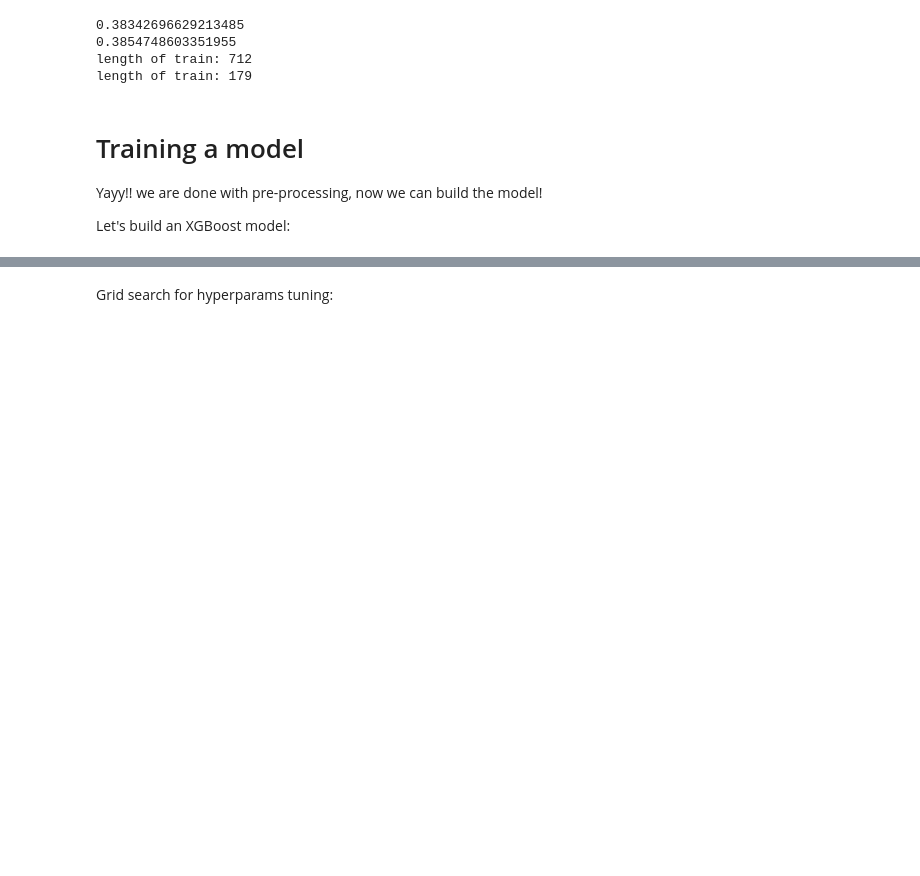
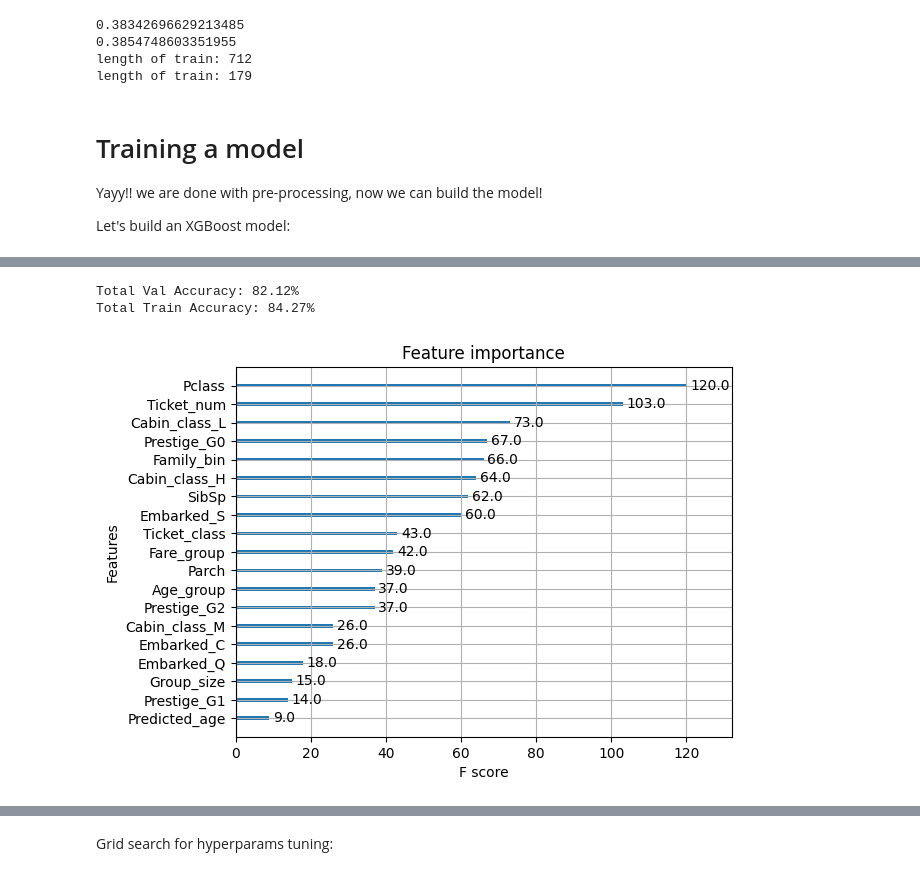
Before and after one commit to michalbh/titanic, a Jupyter notebook: titanic-trees-ensemble.ipynb, the cells around one changed output, grey strips where cells are left out. Saved outputs shown, nothing was run; the diff lists cells and outputs as text; code cells hidden in the pictures; blank space fills up the shorter version.

```diff
--- a/titanic-trees-ensemble.ipynb
+++ b/titanic-trees-ensemble.ipynb
@@ -797,0 +884,42 @@ Let's build an XGBoost model:
+# %%
+xgb_best_params = {'n_estimators': 121, 'eta': 0.01282862075620006,
+                   'gamma': 0.928899084132602, 'subsample': 0.7891851731343368,
+                   'colsample_bytree': 0.5278159046752617, 'max_depth': 22, 'min_child_weight': 4,
+                   'reg_lambda': 2.5832192244210846e-08, 'reg_alpha': 0.001965548245244985}
+
+
+xgb_best_params['objective'] = "binary:logistic"
+#xgb_best_params['device'] = "cuda"
+xgb_best_params['verbosity'] = 0
+#xgb_best_params['num_class'] = N_CLASSES
+xgb_best_params['seed'] = 1512
+#xgb_best_params['eval_metric'] = ['merror', 'mlogloss']
+
+best_xgb = xgb.XGBClassifier(**xgb_best_params)
+best_xgb.fit(X_train,
+             y_train,
+             verbose=False,
+             eval_set=[(X_train, y_train), (X_val, y_val)])
+
+# Make predictions on the validation set
+best_xgb_y_val = best_xgb.predict(X_val)
+
+# Make predictions on the train set
+best_xgb_y_train = best_xgb.predict(X_train)
+
+# Calculate accuracy
+accuracy = accuracy_score(y_val, best_xgb_y_val)
+print(f'Total Val Accuracy: {accuracy * 100:.2f}%')
+
+# Calculate accuracy
+accuracy = accuracy_score(y_train, best_xgb_y_train)
+print(f'Total Train Accuracy: {accuracy * 100:.2f}%')
+# %% [output]
+Total Val Accuracy: 82.12%
+Total Train Accuracy: 84.27%
+# %%
+# print important features:
+xgb.plot_importance(best_xgb, importance_type='weight')
+plt.show()
+# %% [output]
+[figure, added]
```
Also changed, not shown: parts of 38 cells of this notebook.
